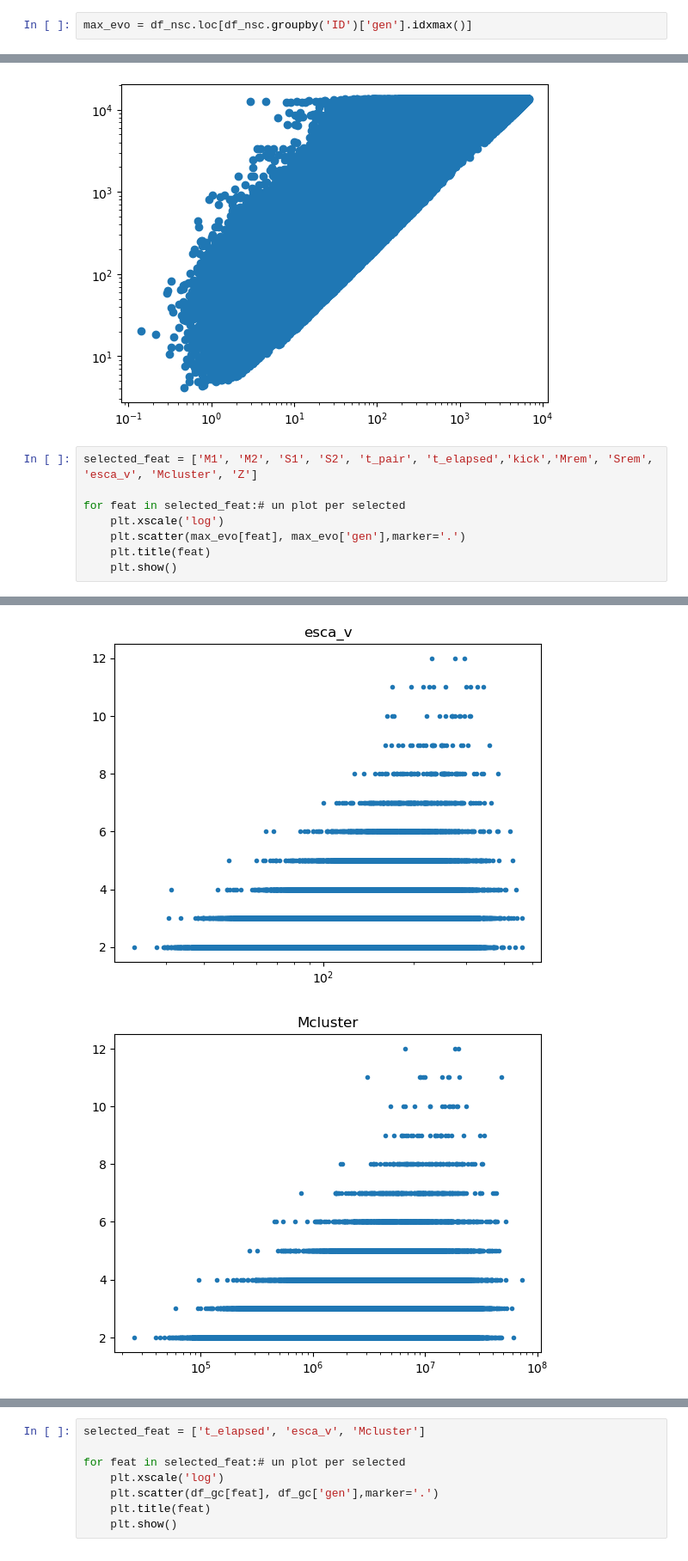
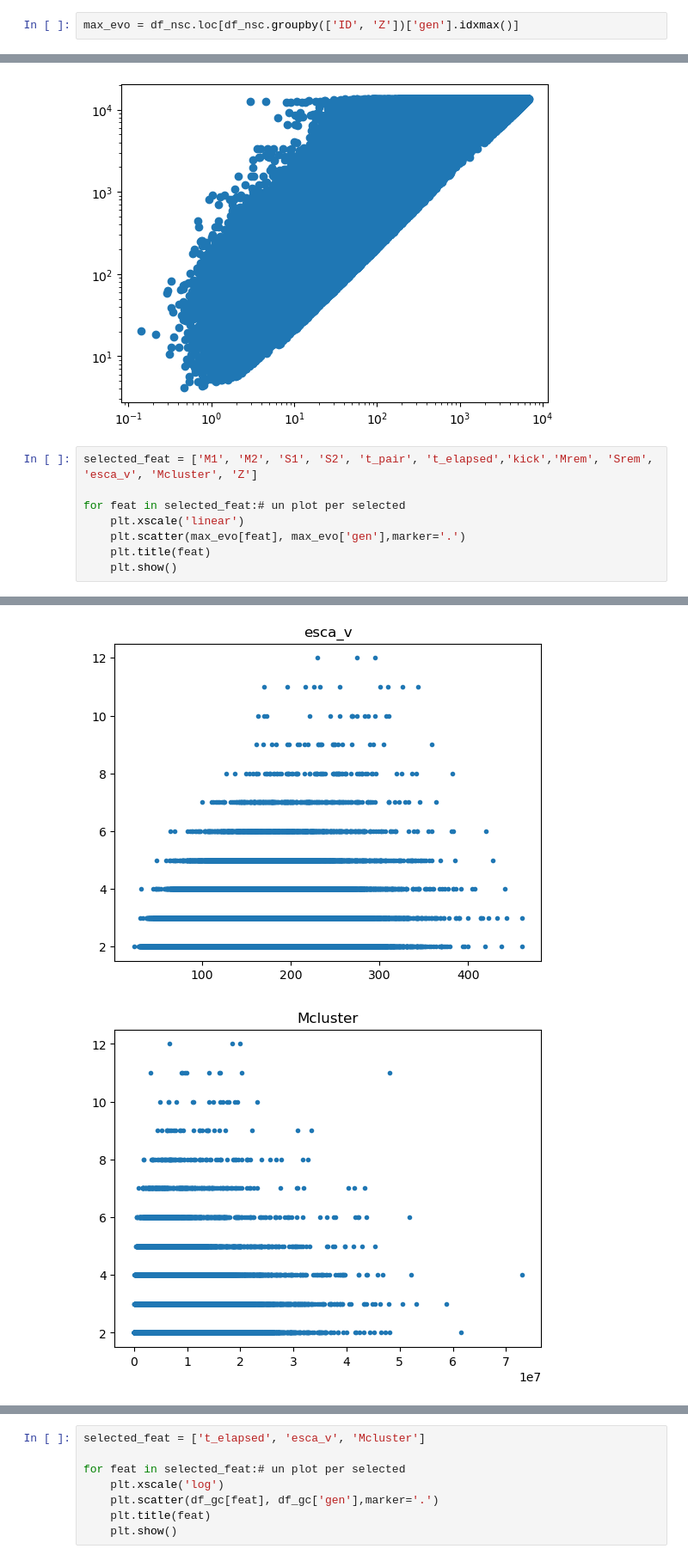
Before and after one commit to BelliLuigi/Hierarchical-mergers-of-black-holes, a Jupyter notebook: RFC.ipynb, the cells around one changed output, grey strips where cells are left out. Shown: that part at 86% size. Cells and saved outputs as stored; diff of their text form.

```diff
--- a/RFC.ipynb
+++ b/RFC.ipynb
@@ -14,2 +36,2 @@ df_ysc = extractor('ysc')
 # %%
-max_evo = df_nsc.loc[df_nsc.groupby('ID')['gen'].idxmax()]
+max_evo = df_nsc.loc[df_nsc.groupby(['ID', 'Z'])['gen'].idxmax()]
@@ -75,7 +122,7 @@ plt.show()
 selected_feat = ['M1', 'M2', 'S1', 'S2', 't_pair', 't_elapsed','kick','Mrem', 'Srem', 'esca_v', 'Mcluster', 'Z']
 
 for feat in selected_feat:# un plot per selected
-    plt.xscale('log')
+    plt.xscale('linear')
     plt.scatter(max_evo[feat], max_evo['gen'],marker='.')
     plt.title(feat)
     plt.show()
@@ -92,2 +139,2 @@ for feat in selected_feat:# un plot per selected
-[figure, old version]
+[figure, new version]
-[figure, old version]
+[figure, new version]
```
Also changed, not shown: parts of 7 cells of this notebook.
